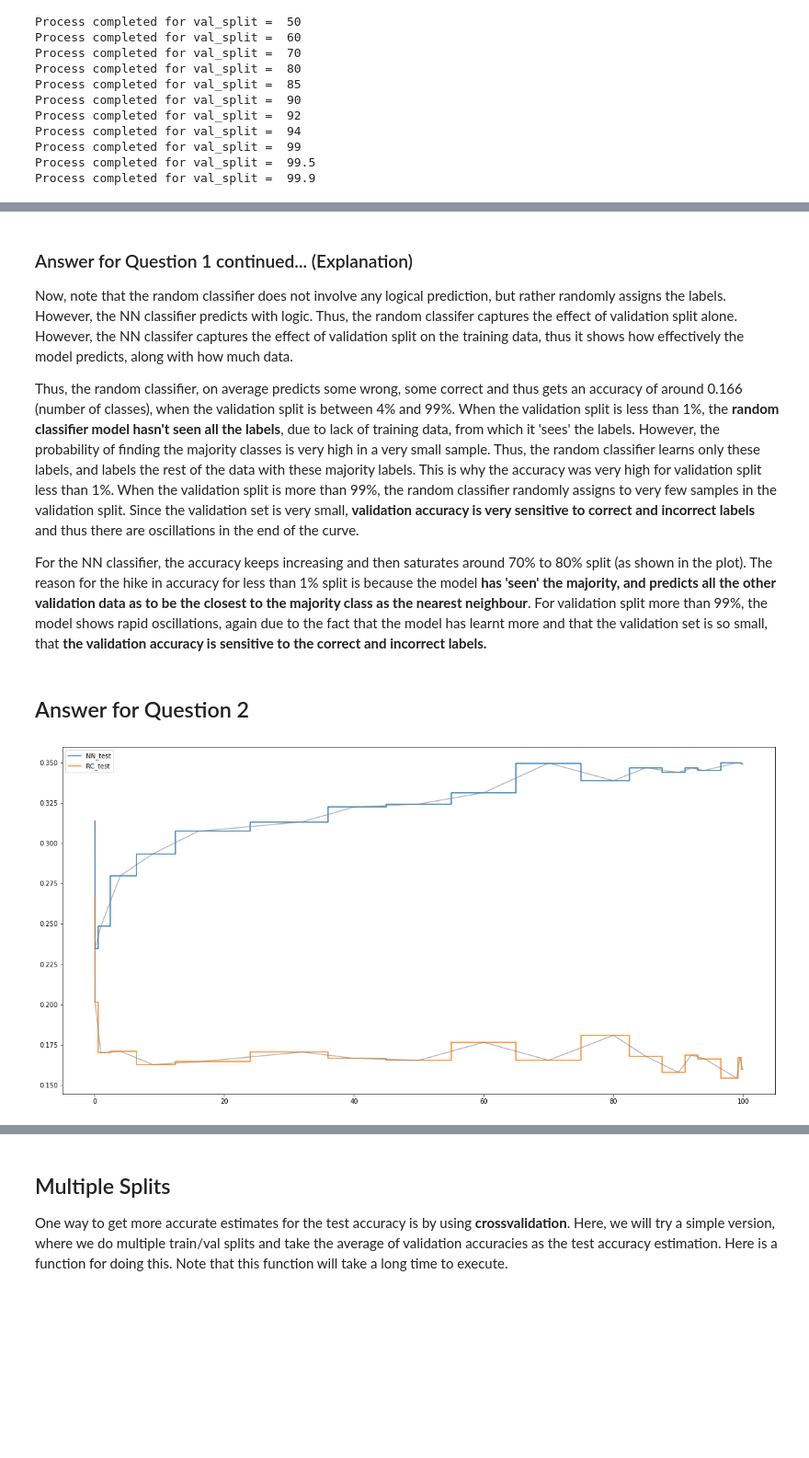
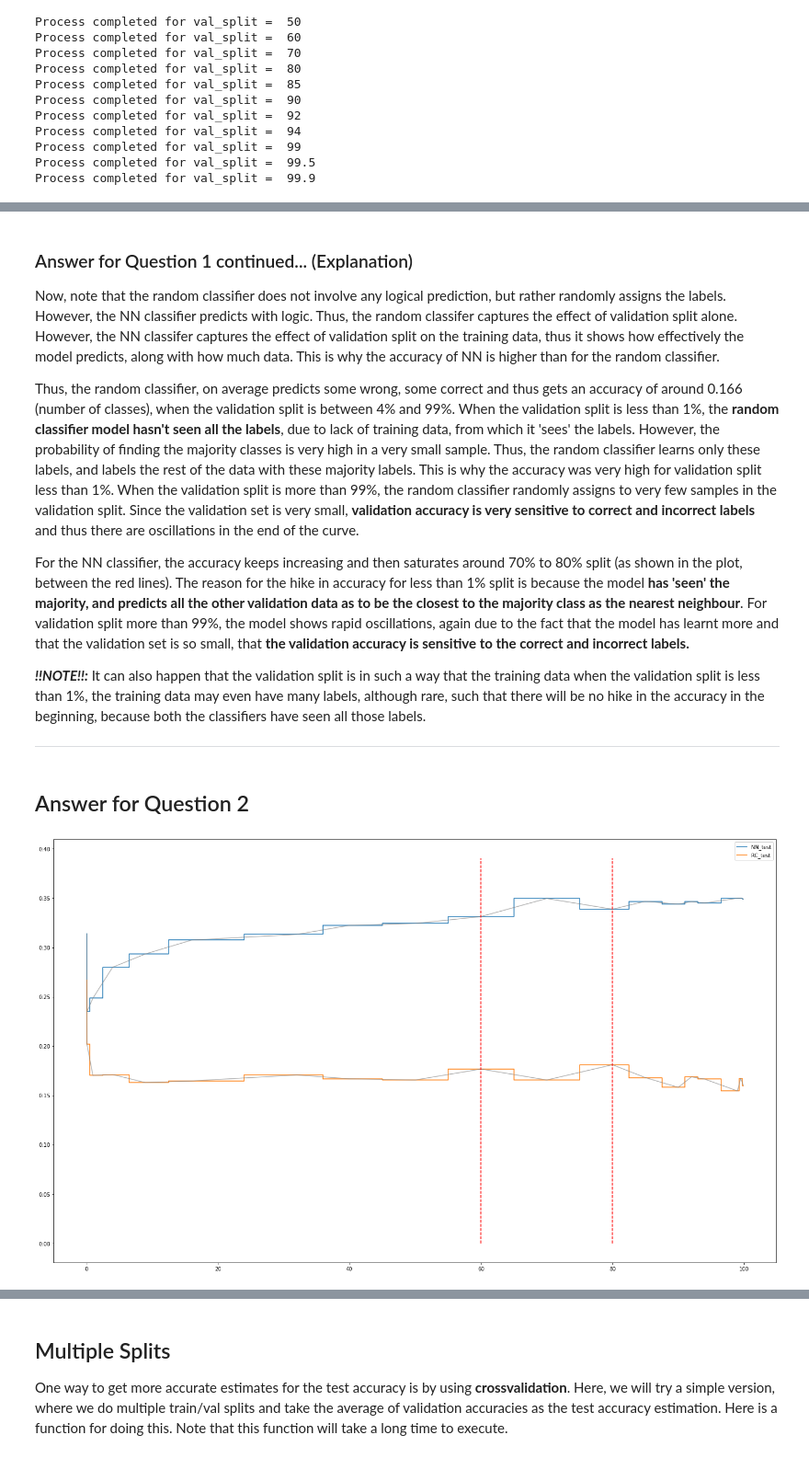
Before and after one commit to 5ury4pr454th/fmml-labs, a Jupyter notebook: Lab2_MLPractice.ipynb, the cells around one changed output, grey strips where cells are left out. Shown at 92% size. Saved outputs shown, nothing was run; the diff lists cells and outputs as text; code cells hidden in the pictures; blank space fills up the shorter version.

```diff
--- a/Lab2_MLPractice.ipynb
+++ b/Lab2_MLPractice.ipynb
@@ -219,21 +223,28 @@ plt.show()
 # %% [markdown]
 
 ### Answer for Question 1 continued...  (Explanation)
-Now, note that the random classifier does not involve any logical prediction, but rather randomly assigns the labels. However, the NN classifier predicts with logic. Thus, the random classifer captures the effect of validation split alone. However, the NN classifer captures the effect of validation split on the training data, thus it shows how effectively the model predicts, along with how much data.
+Now, note that the random classifier does not involve any logical prediction, but rather randomly assigns the labels. However, the NN classifier predicts with logic. Thus, the random classifer captures the effect of validation split alone. However, the NN classifer captures the effect of validation split on the training data, thus it shows how effectively the model predicts, along with how much data. This is why the accuracy of NN is higher than for the random classifier.
 
 Thus, the random classifier, on average predicts some wrong, some correct and thus gets an accuracy of around 0.166 (number of classes), when the validation split is between 4% and 99%. When the validation split is less than 1%, the **random classifier model hasn't seen all the labels**, due to lack of training data, from which it 'sees' the labels. However, the probability of finding the majority classes is very high in a very small sample. Thus, the random classifier learns only these labels, and labels the rest of the data with these majority labels. This is why the accuracy was very high for validation split less than 1%. When the validation split is more than 99%, the random classifier randomly assigns to very few samples in the validation split. Since the validation set is very small, **validation accuracy is very sensitive to correct and incorrect labels** and thus there are oscillations in the end of the curve.
 
-For the NN classifier, the accuracy keeps increasing and then saturates around 70% to 80% split (as shown in the plot). The reason for the hike in accuracy for less than 1% split is because the model **has 'seen' the majority, and predicts all the other validation data as to be the closest to the majority class as the nearest neighbour**. For validation split more than 99%, the model shows rapid oscillations, again due to the fact that the model has learnt more and that the validation set is so small, that **the validation accuracy is sensitive to the correct and incorrect labels.**
+For the NN classifier, the accuracy keeps increasing and then saturates around 70% to 80% split (as shown in the plot, between the red lines). The reason for the hike in accuracy for less than 1% split is because the model **has 'seen' the majority, and predicts all the other validation data as to be the closest to the majority class as the nearest neighbour**. For validation split more than 99%, the model shows rapid oscillations, again due to the fact that the model has learnt more and that the validation set is so small, that **the validation accuracy is sensitive to the correct and incorrect labels.**
+
+***!!NOTE!!:*** It can also happen that the validation split is in such a way that the training data when the validation split is less than 1%, the training data may even have many labels, although rare, such that there will be no hike in the accuracy in the beginning, because both the classifiers have seen all those labels.
+
+
+---
 # %% [markdown]
 ## Answer for Question 2
 # %%
 # Plot for question 2
-plt.figure(figsize = (20, 10))
+plt.figure(figsize = (25, 15))
 plt.step(validation_split_set, test_acc_hist_NN, where='mid', label = 'NN_test')
 plt.plot(validation_split_set, test_acc_hist_NN, alpha = 0.6, color = 'grey')
 plt.step(validation_split_set, test_acc_hist_rand, where='mid', label = 'RC_test')
 plt.plot(validation_split_set, test_acc_hist_rand, alpha = 0.6, color = 'grey')
+plt.plot([60,60], [0,0.39], '--', color = 'red')
+plt.plot([80,80], [0,0.39], '--', color = 'red')
 plt.legend()
 plt.show()
 # %% [output]
-[figure, old version]
+[figure, new version]
```
Also changed, not shown: parts of 14 cells of this notebook.
